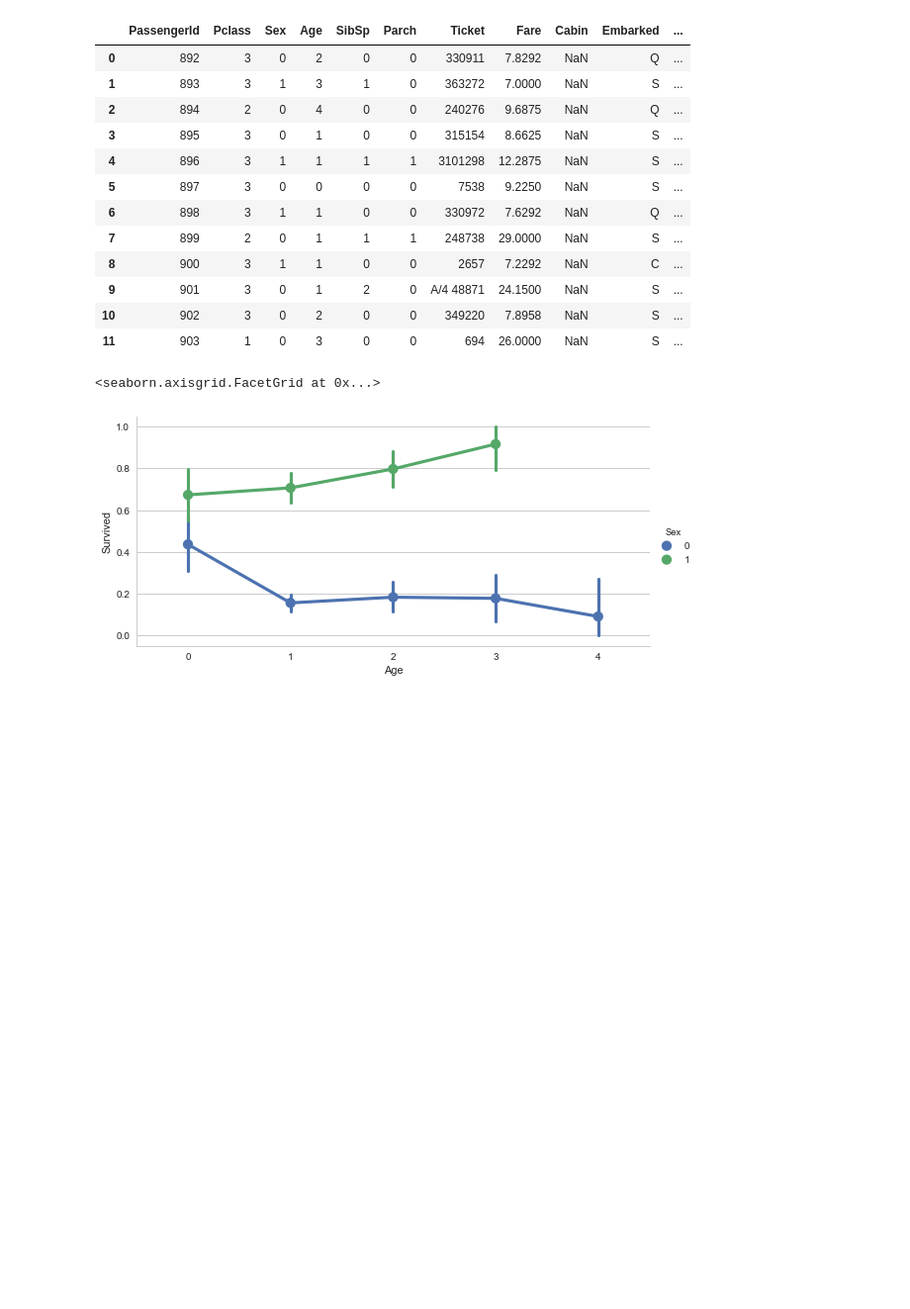
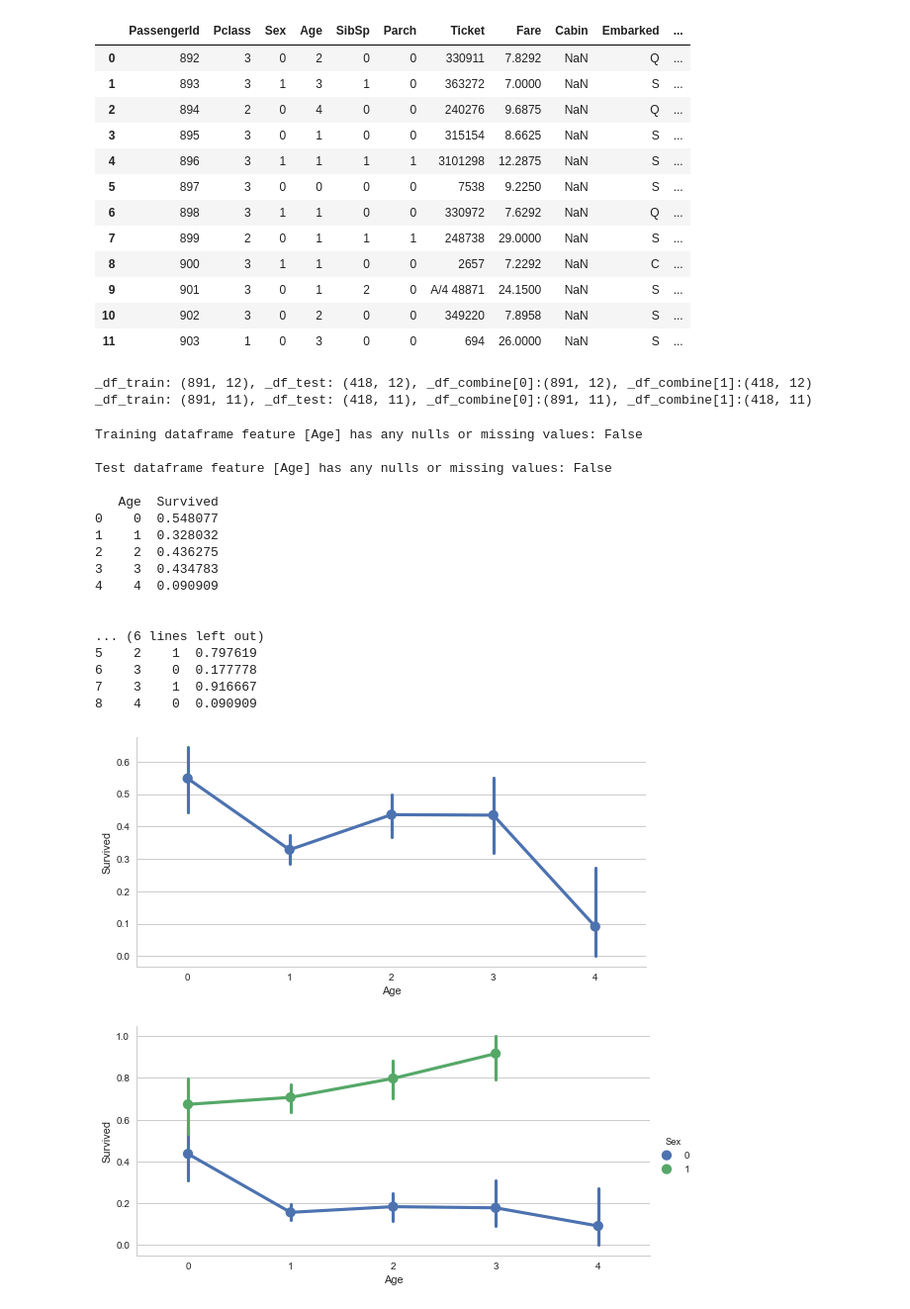
Before and after one commit to faameem/path-to-ai, a Jupyter notebook: kaggle/competitions/getting-started/titanic-machine-learning-from-disaster/fm-titanic-machine-learning-from-disaster.ipynb, the cells around one changed output. Shown at 99% size. Cells and saved outputs as stored; diff of their text form; code cells hidden in the pictures; blank space fills up the shorter version.

```diff
--- a/kaggle/competitions/getting-started/titanic-machine-learning-from-disaster/fm-titanic-machine-learning-from-disaster.ipynb
+++ b/kaggle/competitions/getting-started/titanic-machine-learning-from-disaster/fm-titanic-machine-learning-from-disaster.ipynb
@@ -426,10 +480,33 @@ _df_test.head(12)
 | 10 | 902 | 3 | 0 | 2 | 0 | 0 | 349220 | 7.8958 | NaN | S | ... |
 | 11 | 903 | 1 | 0 | 3 | 0 | 0 | 694 | 26.0000 | NaN | S | ... |
 # %%
+print_shape()
 _df_train = _df_train.drop('AgeBand', axis = 1)
 _df_test = _df_test.drop('AgeBand', axis = 1)
+_df_combine = [_df_train, _df_test]
+print_shape()
+# %% [output]
+_df_train: (891, 12), _df_test: (418, 12), _df_combine[0]:(891, 12), _df_combine[1]:(418, 12)
+_df_train: (891, 11), _df_test: (418, 11), _df_combine[0]:(891, 11), _df_combine[1]:(418, 11)
-# %%
-seaborn.factorplot(x='Age', y='Survived', hue='Sex', data = _df_train, size = 4, aspect = 2)
-# %% [output]
-<seaborn.axisgrid.FacetGrid at 0x...>
-[figure, removed]
+# %%
+view_feature('Age')
+# %% [output]
+Training dataframe feature [Age] has any nulls or missing values: False
+
+Test dataframe feature [Age] has any nulls or missing values: False
+
+   Age  Survived
+0    0  0.548077
+1    1  0.328032
+2    2  0.436275
+3    3  0.434783
+4    4  0.090909
+
+
+... (6 lines left out)
+5    2    1  0.797619
+6    3    0  0.177778
+7    3    1  0.916667
+8    4    0  0.090909
+[figure, added]
+[figure, added]
```
Also changed, not shown: parts of 88 cells of this notebook.
